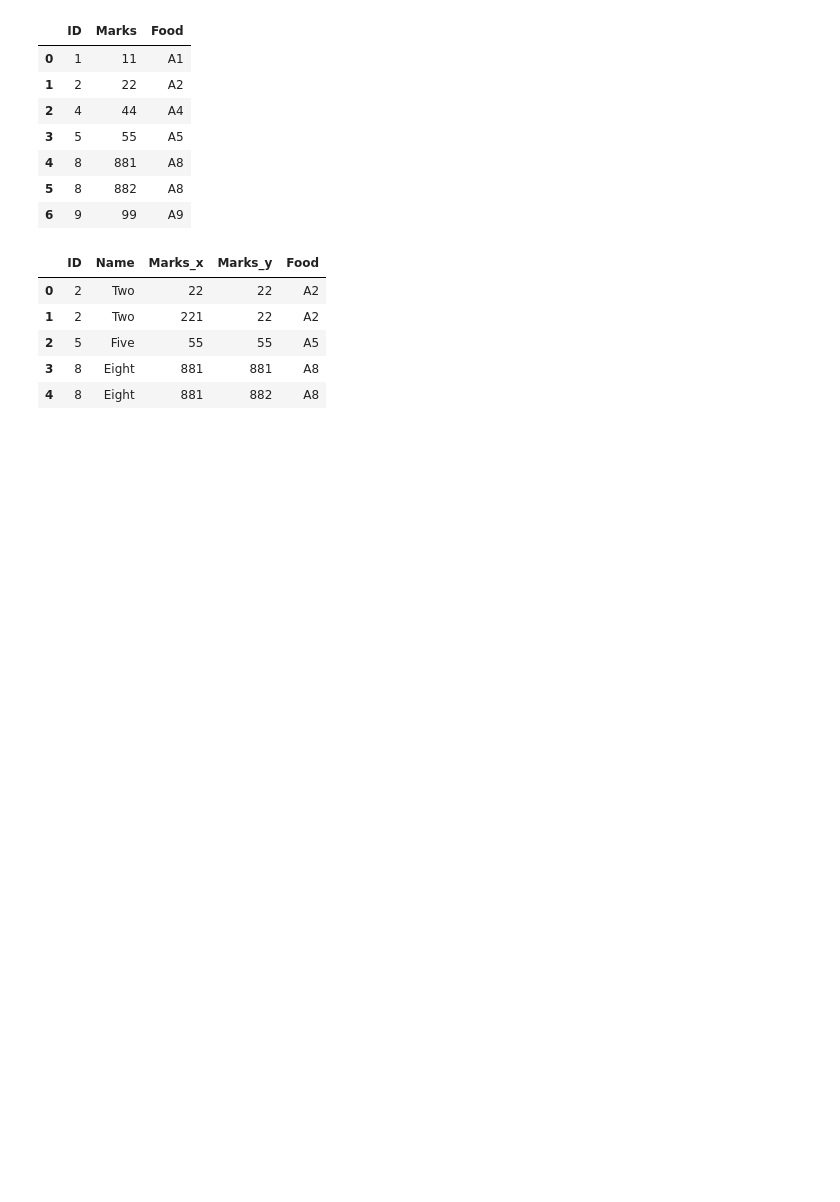
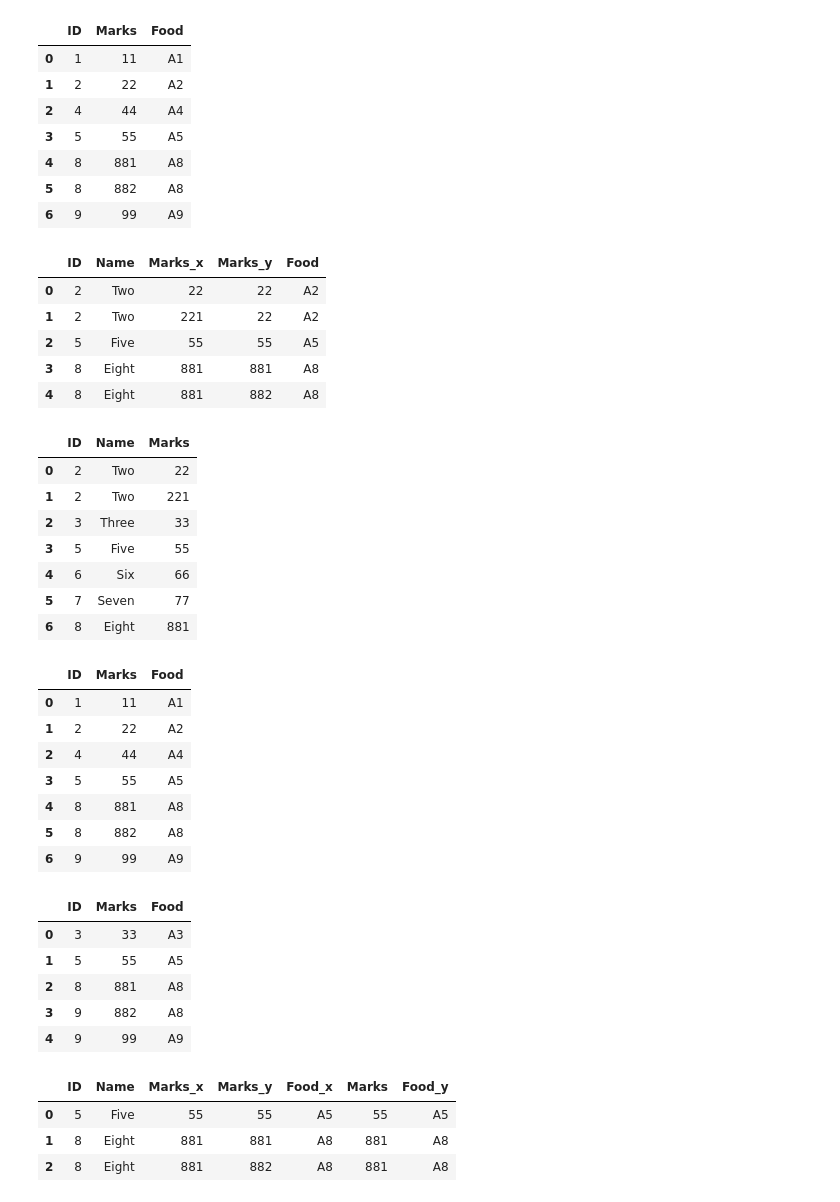
Before and after one commit to ryubidragonfire/python-cheatsheet, a Jupyter notebook: dataframe/dataframe-merging.ipynb, the cells around one changed output. Cells and saved outputs as stored; diff of their text form; code cells hidden in the pictures; blank space fills up the shorter version.

Commit message:
updated merge strategy

```diff
--- a/dataframe/dataframe-merging.ipynb
+++ b/dataframe/dataframe-merging.ipynb
@@ -682,3 +682,55 @@ df
 | 2 | 5 | Five | 55 | 55 | A5 |
 | 3 | 8 | Eight | 881 | 881 | A8 |
 | 4 | 8 | Eight | 881 | 882 | A8 |
+# %%
+import pandas as pd
+
+df1 = pd.DataFrame({'ID': [2, 2, 3, 5, 6, 7, 8],
+					'Name': ['Two', 'Two', 'Three', 'Five', 'Six', 'Seven', 'Eight'],
+                    'Marks': [22, 221, 33, 55, 66, 77, 881 ]})
+
+df1
+
+df2 = pd.DataFrame({'ID': [1, 2, 4, 5, 8, 8, 9],
+					'Marks': [11, 22, 44, 55, 881, 882, 99, ],
+					'Food': ['A1', 'A2', 'A4', 'A5', 'A8', 'A8', 'A9']})
+
+df2
+
+df3 = pd.DataFrame({'ID': [3, 5, 8, 9, 9],
+					'Marks': [33, 55, 881, 882, 99, ],
+					'Food': ['A3', 'A5', 'A8', 'A8', 'A9']})
+
+df3
+
+# merging df1 and df2 by ID common on both df
+# i.e. the rows with ID's common on both dataframe get merged
+df = pd.merge(pd.merge(df1, df2, on="ID"), df3, on='ID') # default is how='inner'
+df
+# %% [output]
+|  | ID | Name | Marks |
+| 0 | 2 | Two | 22 |
+| 1 | 2 | Two | 221 |
+| 2 | 3 | Three | 33 |
+| 3 | 5 | Five | 55 |
+| 4 | 6 | Six | 66 |
+| 5 | 7 | Seven | 77 |
+| 6 | 8 | Eight | 881 |
+|  | ID | Marks | Food |
+| 0 | 1 | 11 | A1 |
+| 1 | 2 | 22 | A2 |
+| 2 | 4 | 44 | A4 |
+| 3 | 5 | 55 | A5 |
+| 4 | 8 | 881 | A8 |
+| 5 | 8 | 882 | A8 |
+| 6 | 9 | 99 | A9 |
+|  | ID | Marks | Food |
+| 0 | 3 | 33 | A3 |
+| 1 | 5 | 55 | A5 |
+| 2 | 8 | 881 | A8 |
+| 3 | 9 | 882 | A8 |
+| 4 | 9 | 99 | A9 |
+|  | ID | Name | Marks_x | Marks_y | Food_x | Marks | Food_y |
+| 0 | 5 | Five | 55 | 55 | A5 | 55 | A5 |
+| 1 | 8 | Eight | 881 | 881 | A8 | 881 | A8 |
+| 2 | 8 | Eight | 881 | 882 | A8 | 881 | A8 |
```
